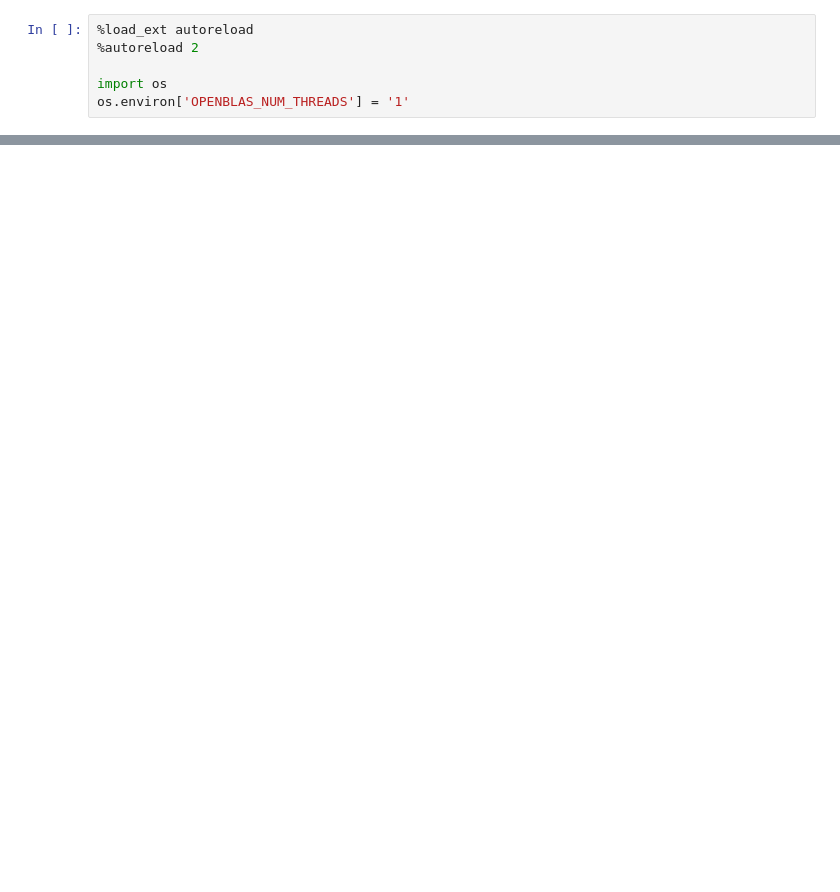
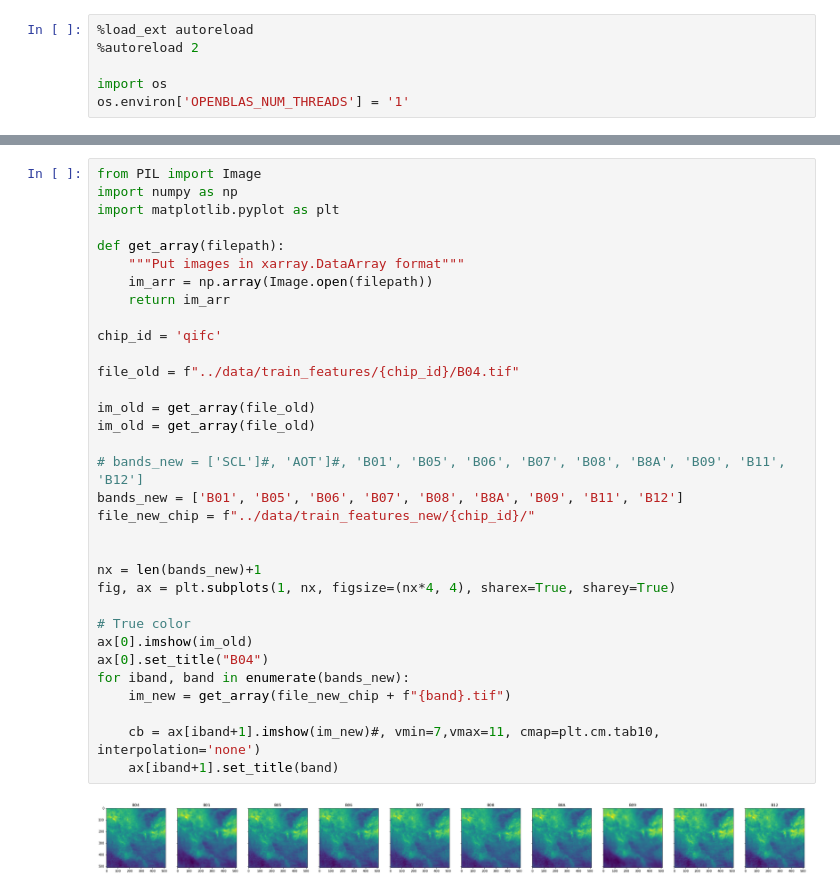
Before and after one commit to georgestein/cloud-segmentation, a Jupyter notebook: notebooks/pull_additional_data.ipynb, the cells around one changed output, grey strips where cells are left out. Drawn from its saved outputs; the diff is of its cells as text; blank space fills up the shorter version.

```diff
--- a/notebooks/pull_additional_data.ipynb
+++ b/notebooks/pull_additional_data.ipynb
@@ -219,3 +255,38 @@ if __name__=="__main__":
     main()
 # %% [output]
 Overwriting ../scripts/pull_additional_chip_data.py
+# %%
+from PIL import Image
+import numpy as np
+import matplotlib.pyplot as plt
+
+def get_array(filepath):
+    """Put images in xarray.DataArray format"""
+    im_arr = np.array(Image.open(filepath))
+    return im_arr
+
+chip_id = 'qifc'
+
+file_old = f"../data/train_features/{chip_id}/B04.tif"
+
+im_old = get_array(file_old)
+im_old = get_array(file_old)
+
+# bands_new = ['SCL']#, 'AOT']#, 'B01', 'B05', 'B06', 'B07', 'B08', 'B8A', 'B09', 'B11', 'B12']
+bands_new = ['B01', 'B05', 'B06', 'B07', 'B08', 'B8A', 'B09', 'B11', 'B12']
+file_new_chip = f"../data/train_features_new/{chip_id}/"
+
+
+nx = len(bands_new)+1
+fig, ax = plt.subplots(1, nx, figsize=(nx*4, 4), sharex=True, sharey=True)
+
+# True color
+ax[0].imshow(im_old)
+ax[0].set_title("B04")
+for iband, band in enumerate(bands_new):
+    im_new = get_array(file_new_chip + f"{band}.tif")
+
+    cb = ax[iband+1].imshow(im_new)#, vmin=7,vmax=11, cmap=plt.cm.tab10, interpolation='none')
+    ax[iband+1].set_title(band)
+# %% [output]
+[figure, added]
```
Also changed, not shown: parts of 1 cell of this notebook, 15 other files.
